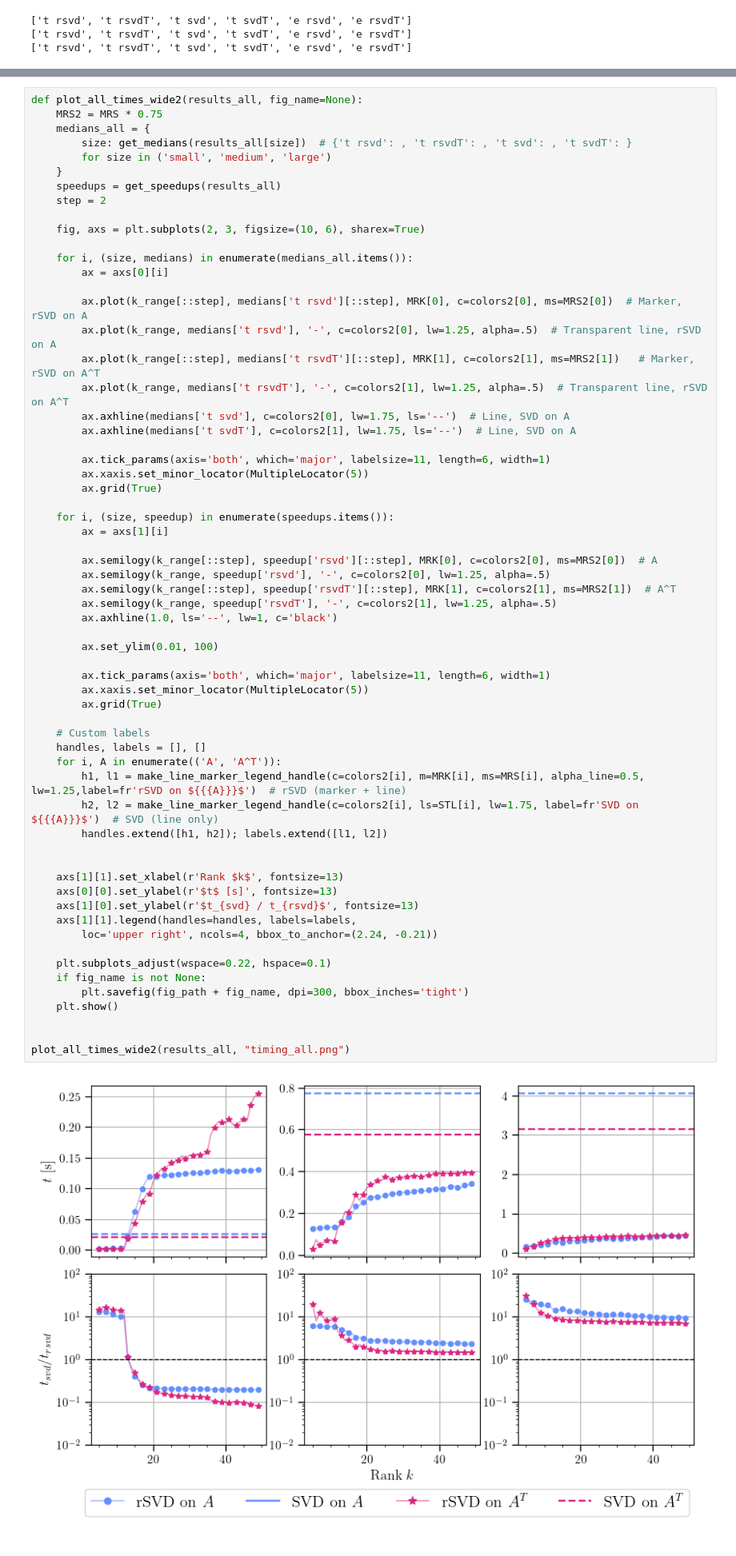
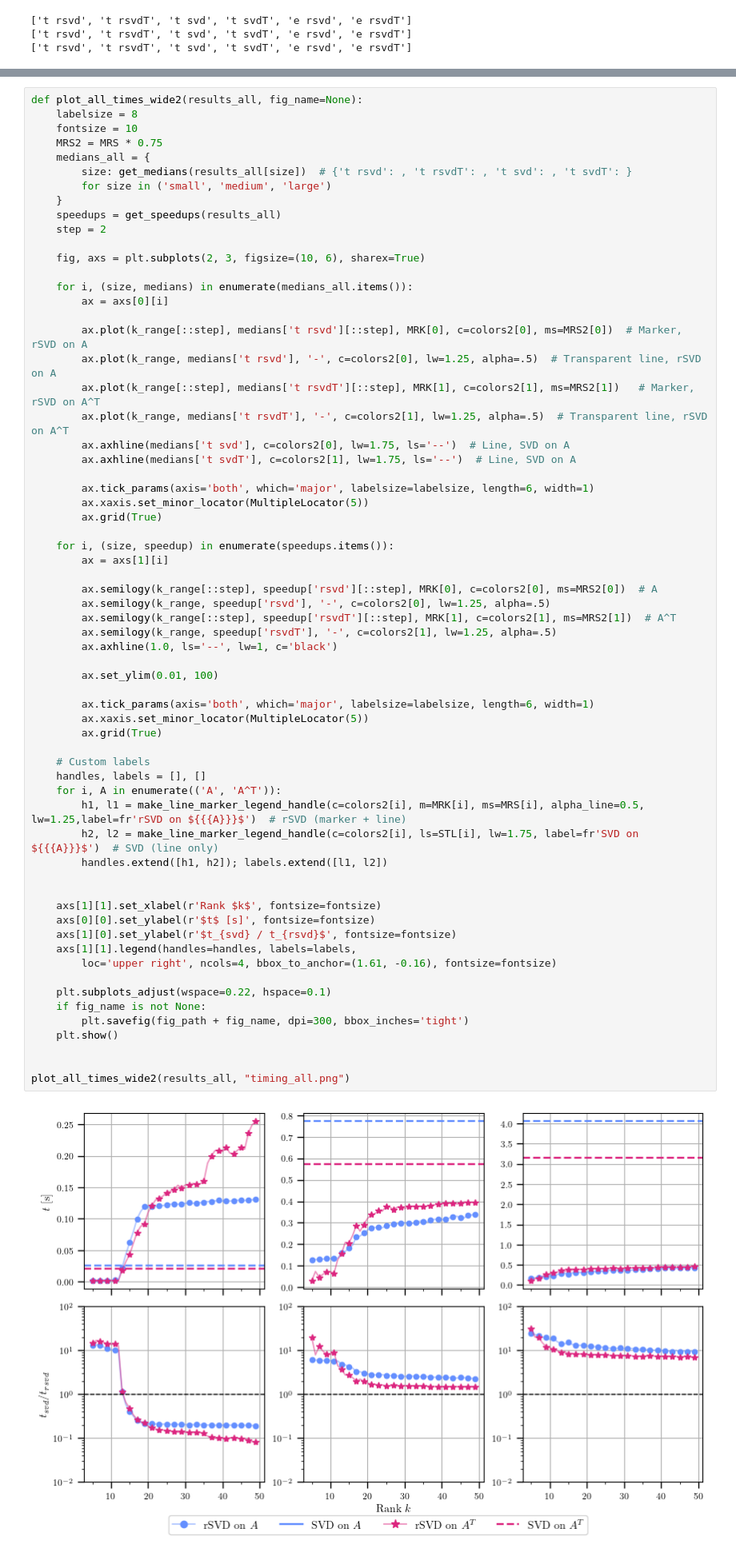
Before and after one commit to EliasSev/randomized-svd-paper, a Jupyter notebook: notebooks/generate_figures.ipynb, the cells around one changed output, grey strips where cells are left out. Shown: that part at 80% size. Cells and saved outputs as stored; diff of their text form.

Commit message:
Update figures

```diff
--- a/notebooks/generate_figures.ipynb
+++ b/notebooks/generate_figures.ipynb
@@ -147,5 +156,7 @@ plot_spectral_decays(spectral_decays, "singular_value_decay.png")
 # %%
 def plot_all_times_wide2(results_all, fig_name=None):
+    labelsize = 8
+    fontsize = 10
     MRS2 = MRS * 0.75
     medians_all = {
         size: get_medians(results_all[size])  # {'t rsvd': , 't rsvdT': , 't svd': , 't svdT': }
@@ -166,7 +177,7 @@ def plot_all_times_wide2(results_all, fig_name=None):
         ax.axhline(medians['t svd'], c=colors2[0], lw=1.75, ls='--')  # Line, SVD on A
         ax.axhline(medians['t svdT'], c=colors2[1], lw=1.75, ls='--')  # Line, SVD on A
 
-        ax.tick_params(axis='both', which='major', labelsize=11, length=6, width=1)
+        ax.tick_params(axis='both', which='major', labelsize=labelsize, length=6, width=1)
         ax.xaxis.set_minor_locator(MultipleLocator(5))
         ax.grid(True)
 
@@ -175,36 +186,36 @@ def plot_all_times_wide2(results_all, fig_name=None):
 
         ax.semilogy(k_range[::step], speedup['rsvd'][::step], MRK[0], c=colors2[0], ms=MRS2[0])  # A
         ax.semilogy(k_range, speedup['rsvd'], '-', c=colors2[0], lw=1.25, alpha=.5)
         ax.semilogy(k_range[::step], speedup['rsvdT'][::step], MRK[1], c=colors2[1], ms=MRS2[1])  # A^T
         ax.semilogy(k_range, speedup['rsvdT'], '-', c=colors2[1], lw=1.25, alpha=.5)
         ax.axhline(1.0, ls='--', lw=1, c='black')
 
         ax.set_ylim(0.01, 100)
 
-        ax.tick_params(axis='both', which='major', labelsize=11, length=6, width=1)
+        ax.tick_params(axis='both', which='major', labelsize=labelsize, length=6, width=1)
         ax.xaxis.set_minor_locator(MultipleLocator(5))
         ax.grid(True)
 
     # Custom labels
     handles, labels = [], []
     for i, A in enumerate(('A', 'A^T')):
         h1, l1 = make_line_marker_legend_handle(c=colors2[i], m=MRK[i], ms=MRS[i], alpha_line=0.5, lw=1.25,label=fr'rSVD on ${{{A}}}$')  # rSVD (marker + line)
         h2, l2 = make_line_marker_legend_handle(c=colors2[i], ls=STL[i], lw=1.75, label=fr'SVD on ${{{A}}}$')  # SVD (line only)
         handles.extend([h1, h2]); labels.extend([l1, l2])
 
 
-    axs[1][1].set_xlabel(r'Rank $k$', fontsize=13)
-    axs[0][0].set_ylabel(r'$t$ [s]', fontsize=13)
-    axs[1][0].set_ylabel(r'$t_{svd} / t_{rsvd}$', fontsize=13)
+    axs[1][1].set_xlabel(r'Rank $k$', fontsize=fontsize)
+    axs[0][0].set_ylabel(r'$t$ [s]', fontsize=fontsize)
+    axs[1][0].set_ylabel(r'$t_{svd} / t_{rsvd}$', fontsize=fontsize)
     axs[1][1].legend(handles=handles, labels=labels,
-        loc='upper right', ncols=4, bbox_to_anchor=(2.24, -0.21))
+        loc='upper right', ncols=4, bbox_to_anchor=(1.61, -0.16), fontsize=fontsize)
 
     plt.subplots_adjust(wspace=0.22, hspace=0.1)
     if fig_name is not None:
         plt.savefig(fig_path + fig_name, dpi=300, bbox_inches='tight')
     plt.show()
 
 
 plot_all_times_wide2(results_all, "timing_all.png")
 # %% [output]
-[figure, old version]
+[figure, new version]
```
Also changed, not shown: parts of 25 cells of this notebook, 6 other files.
